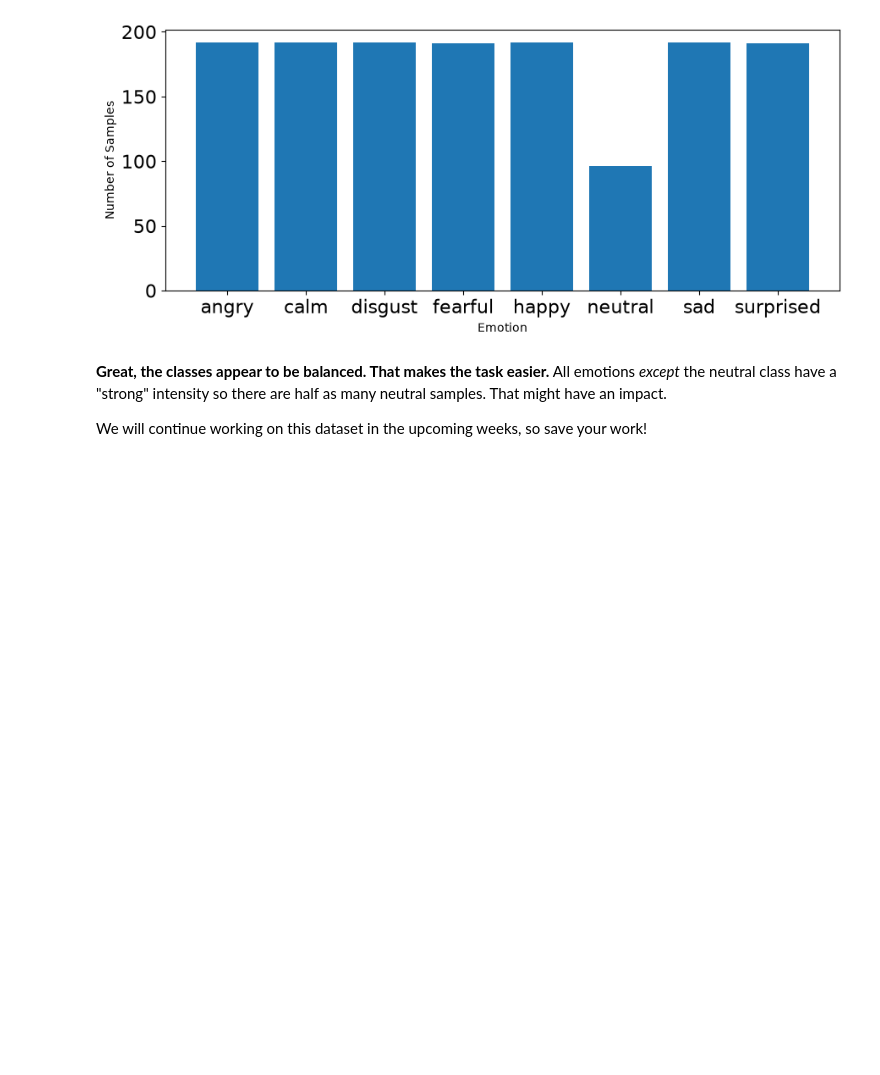
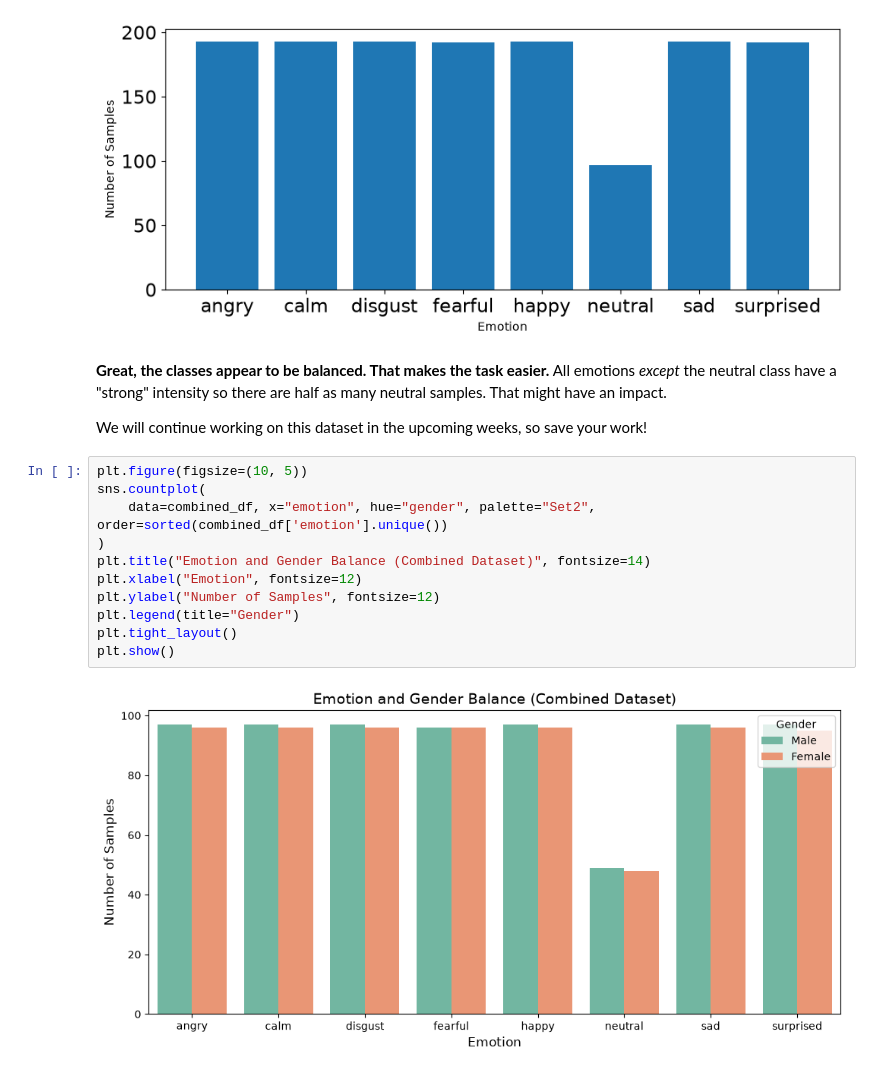
Before and after one commit to jameswangwcw/Week2-DataPreprocessing, a Jupyter notebook: Week 2.ipynb, the cells around one changed output. Saved outputs shown, nothing was run; the diff lists cells and outputs as text; blank space fills up the shorter version.

```diff
--- a/Week 2.ipynb
+++ b/Week 2.ipynb
@@ -812,3 +874,16 @@ plt.show()
 **Great, the classes appear to be balanced. That makes the task easier.** All emotions _except_ the neutral class have a "strong" intensity so there are half as many neutral samples. That might have an impact.
 
 We will continue working on this dataset in the upcoming weeks, so save your work!
+# %%
+plt.figure(figsize=(10, 5))
+sns.countplot(
+    data=combined_df, x="emotion", hue="gender", palette="Set2", order=sorted(combined_df['emotion'].unique())
+)
+plt.title("Emotion and Gender Balance (Combined Dataset)", fontsize=14)
+plt.xlabel("Emotion", fontsize=12)
+plt.ylabel("Number of Samples", fontsize=12)
+plt.legend(title="Gender")
+plt.tight_layout()
+plt.show()
+# %% [output]
+[figure, added]
```
Also changed, not shown: parts of 3 cells of this notebook.
